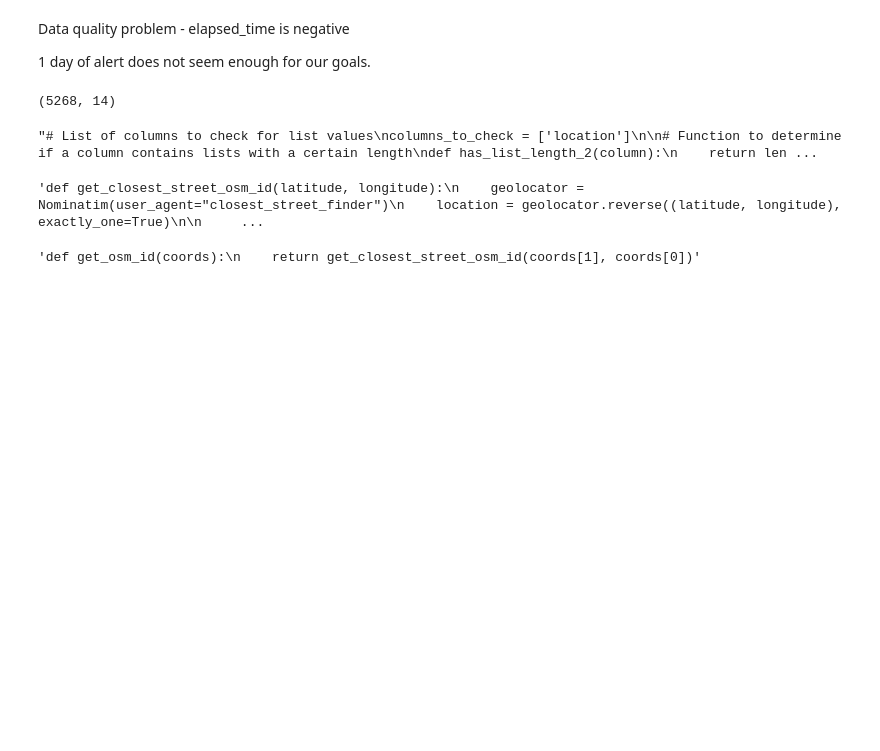
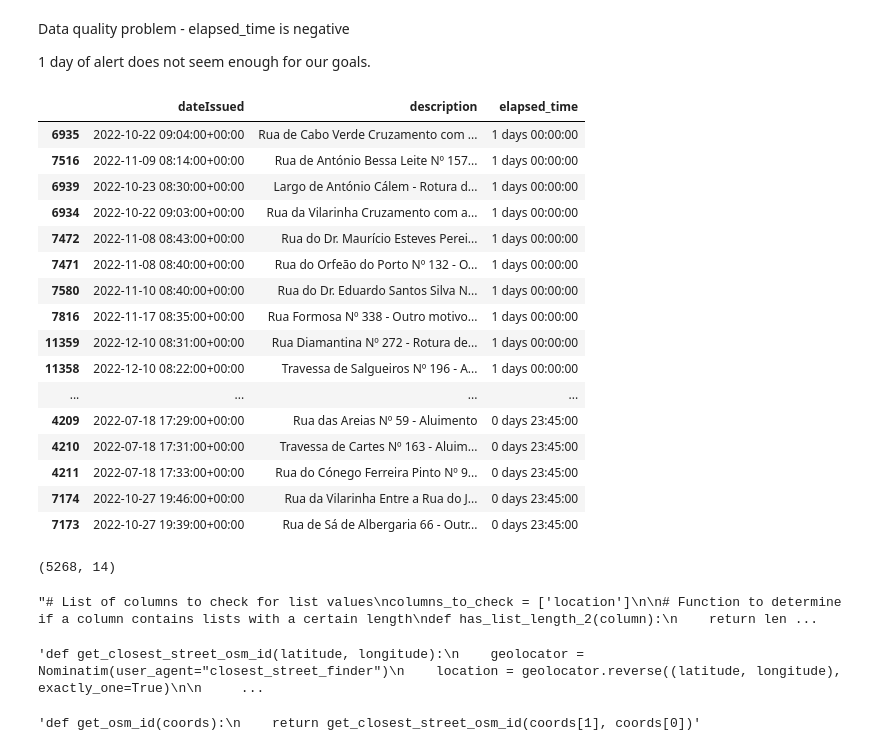
Before and after one commit to duarteoliper/hackacity_2023_submission, a Jupyter notebook: notebooks/alerts_city_map.ipynb, the cells around one changed output. Drawn from its saved outputs; the diff is of its cells as text; code cells hidden in the pictures; blank space fills up the shorter version.

```diff
--- a/notebooks/alerts_city_map.ipynb
+++ b/notebooks/alerts_city_map.ipynb
@@ -71,7 +72,27 @@ Data quality problem - elapsed_time is negative
 1 day of alert does not seem enough for our goals.
 # %%
 # Sort and select specific columns
-selected_columns = filtered_alerts[['dateIssued', 'description', 'elapsed_time']].sort_values(by='elapsed_time', ascending=False).head(20)
+df = filtered_alerts[['dateIssued', 'description', 'elapsed_time']].sort_values(by='elapsed_time', ascending=False).head(20)
+# %%
+df
+# %% [output]
+|  | dateIssued | description | elapsed_time |
+| 6935 | 2022-10-22 09:04:00+00:00 | Rua de Cabo Verde Cruzamento com ... | 1 days 00:00:00 |
+| 7516 | 2022-11-09 08:14:00+00:00 | Rua de António Bessa Leite Nº 157... | 1 days 00:00:00 |
+| 6939 | 2022-10-23 08:30:00+00:00 | Largo de António Cálem - Rotura d... | 1 days 00:00:00 |
+| 6934 | 2022-10-22 09:03:00+00:00 | Rua da Vilarinha Cruzamento com a... | 1 days 00:00:00 |
+| 7472 | 2022-11-08 08:43:00+00:00 | Rua do Dr. Maurício Esteves Perei... | 1 days 00:00:00 |
+| 7471 | 2022-11-08 08:40:00+00:00 | Rua do Orfeão do Porto Nº 132 - O... | 1 days 00:00:00 |
+| 7580 | 2022-11-10 08:40:00+00:00 | Rua do Dr. Eduardo Santos Silva N... | 1 days 00:00:00 |
+| 7816 | 2022-11-17 08:35:00+00:00 | Rua Formosa Nº 338 - Outro motivo... | 1 days 00:00:00 |
+| 11359 | 2022-12-10 08:31:00+00:00 | Rua Diamantina Nº 272 - Rotura de... | 1 days 00:00:00 |
+| 11358 | 2022-12-10 08:22:00+00:00 | Travessa de Salgueiros Nº 196 - A... | 1 days 00:00:00 |
+| ... | ... | ... | ... |
+| 4209 | 2022-07-18 17:29:00+00:00 | Rua das Areias Nº 59 - Aluimento | 0 days 23:45:00 |
+| 4210 | 2022-07-18 17:31:00+00:00 | Travessa de Cartes Nº 163 - Aluim... | 0 days 23:45:00 |
+| 4211 | 2022-07-18 17:33:00+00:00 | Rua do Cónego Ferreira Pinto Nº 9... | 0 days 23:45:00 |
+| 7174 | 2022-10-27 19:46:00+00:00 | Rua da Vilarinha Entre a Rua do J... | 0 days 23:45:00 |
+| 7173 | 2022-10-27 19:39:00+00:00 | Rua de Sá de Albergaria 66 - Outr... | 0 days 23:45:00 |
 # %%
 filtered_alerts.shape
 # %% [output]
```
Also changed, not shown: parts of 1 cell of this notebook, 7 other files.
